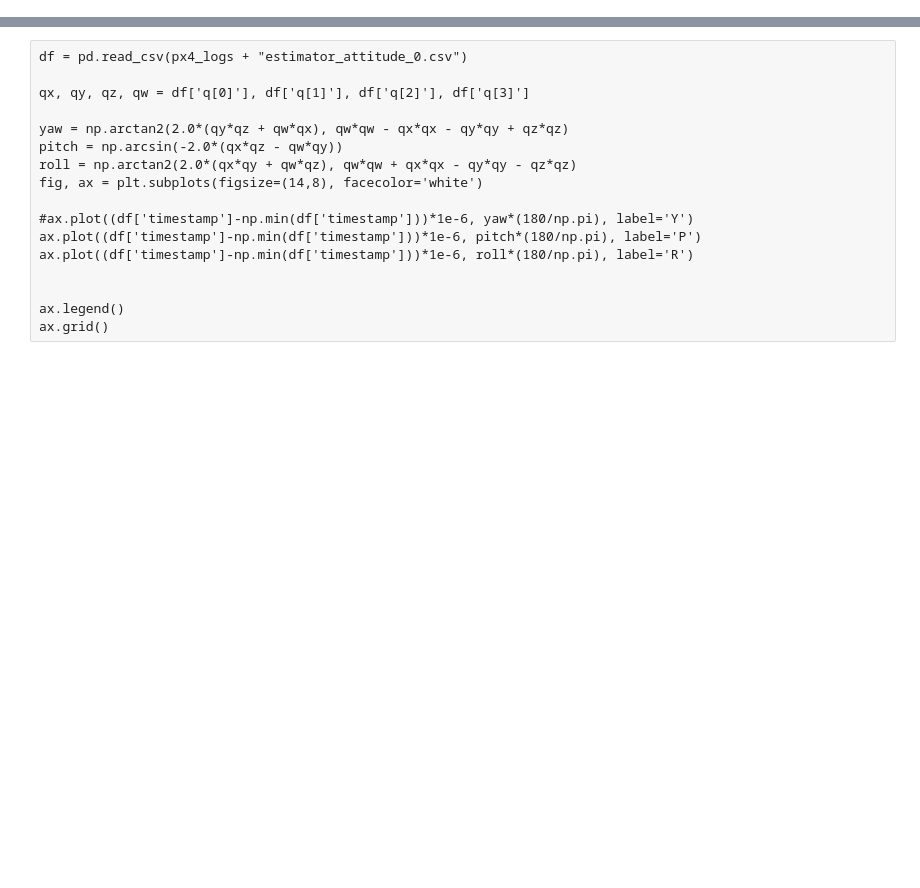
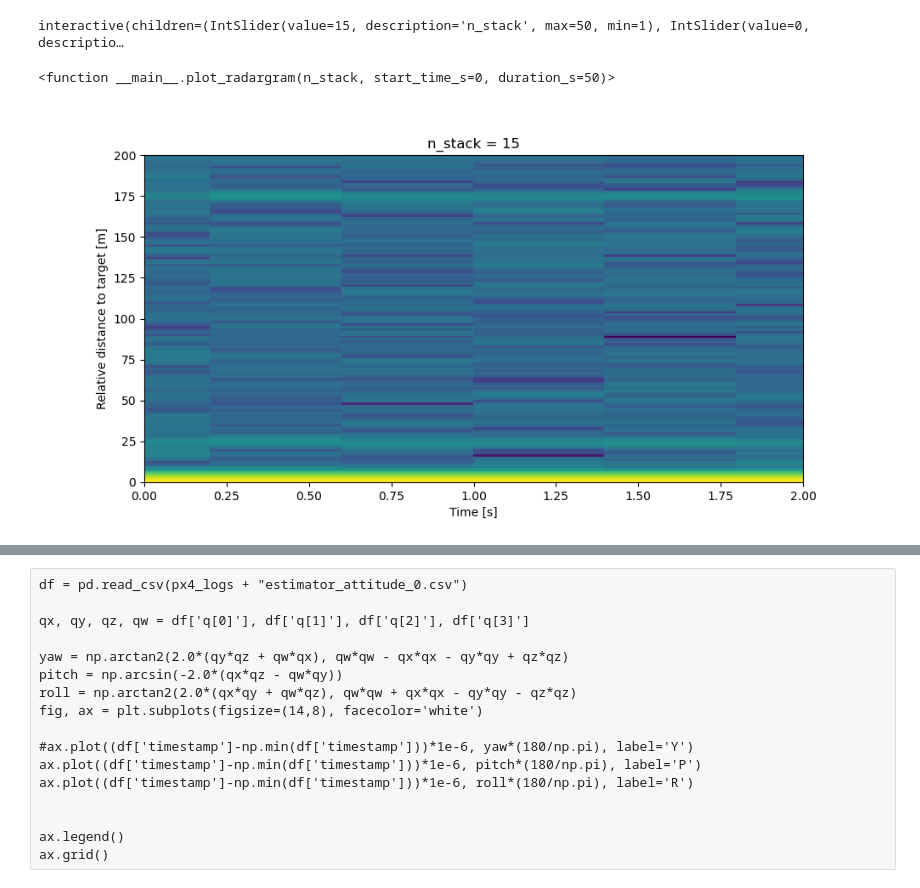
Before and after one commit to radioglaciology/uhd_radar, a Jupyter notebook: postprocessing/Plot Radargram PX4 Log.ipynb, the cells around one changed output, grey strips where cells are left out. Cells and saved outputs as stored; diff of their text form; code cells hidden in the pictures; blank space fills up the shorter version.

```diff
--- a/postprocessing/Plot Radargram PX4 Log.ipynb
+++ b/postprocessing/Plot Radargram PX4 Log.ipynb
@@ -142,7 +204,7 @@ def plot_radargram(n_stack, start_time_s=0, duration_s=50): #start_time_s=150, d
         xcorr_results[:, res_idx] = sp.correlate(stacked, tx_sig, mode='valid', method='auto')
 
 
-    fig, axs = plt.subplots(1,1, figsize=(18,5), facecolor='white', sharex=True)
+    fig, axs = plt.subplots(1,1, figsize=(10,5), facecolor='white', sharex=True)
     axs = [axs]
 
     slow_time = np.linspace(start_time_s, start_time_s+actual_duration_s, np.shape(xcorr_results)[1])
@@ -177,33 +239,38 @@ def plot_radargram(n_stack, start_time_s=0, duration_s=50): #start_time_s=150, d
 
         yaw = np.arctan2(2.0*(qy*qz + qw*qx), qw*qw - qx*qx - qy*qy + qz*qz)
         pitch = -1*np.arcsin(-2.0*(qx*qz - qw*qy))
         roll = np.arctan2(2.0*(qx*qy + qw*qz), qw*qw + qx*qx - qy*qy - qz*qz)
 
         #axs[2].plot(((df['timestamp']-np.min(df['timestamp']))*1e-6)-telemetry_time_offset_s, yaw*(180/np.pi), label='Yaw')
         axs[2].plot(((df['timestamp']-np.min(df['timestamp']))*1e-6)-telemetry_time_offset_s, pitch*(180/np.pi), label='Pitch')
         axs[2].plot(((df['timestamp']-np.min(df['timestamp']))*1e-6)-telemetry_time_offset_s, roll*(180/np.pi), label='Roll')
         axs[2].set_ylabel('Estimated Angle [deg]')
         #axs[2].legend()
         axs[2].grid()
 
         # Throttle
         ax_throttle = axs[2].twinx()
         df = pd.read_csv(px4_logs + "actuator_controls_0_0.csv")
         ax_throttle.plot(((df['timestamp']-np.min(df['timestamp']))*1e-6)-telemetry_time_offset_s, df['control[3]'], label='Throttle', color='red')
         axs[2].legend()
 
 
     axs[0].set_ylim(0,200)
     #axs[1].set_ylim(0,100)
     axs[0].set_title(f"n_stack = {n_stack}")
     axs[0].set_xlim(start_time_s,start_time_s+duration_s)
 
 #     df = pd.read_csv(px4_logs + "actuator_controls_0_0.csv")
 #     axs[1].plot(((df['timestamp']-np.min(df['timestamp']))*1e-6)-34, df['control[3]'])
 
+    fig.show()
     return fig, axs
 
 widgets.interact(plot_radargram, n_stack=widgets.IntSlider(min=1, max=50, step=1, value=15), duration_s=widgets.IntSlider(min=1, max=900, step=1, value=2), start_time_s=widgets.IntSlider(min=0, max=800, value=0))
+# %% [output]
+interactive(children=(IntSlider(value=15, description='n_stack', max=50, min=1), IntSlider(value=0, descriptio…
+<function __main__.plot_radargram(n_stack, start_time_s=0, duration_s=50)>
+[figure, added]
 # %%
 ## Figure version
 
```
Also changed, not shown: parts of 17 cells of this notebook.
